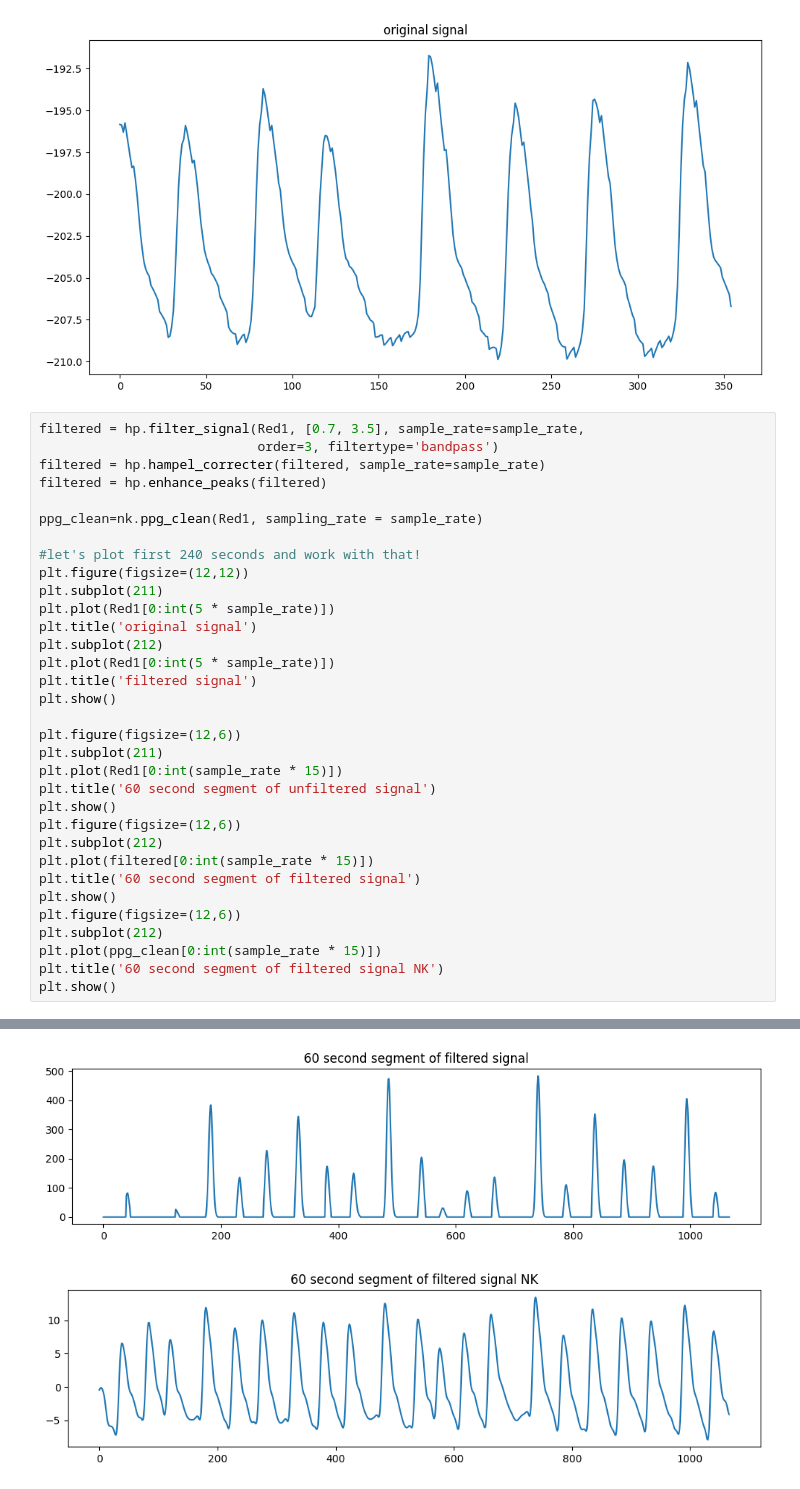
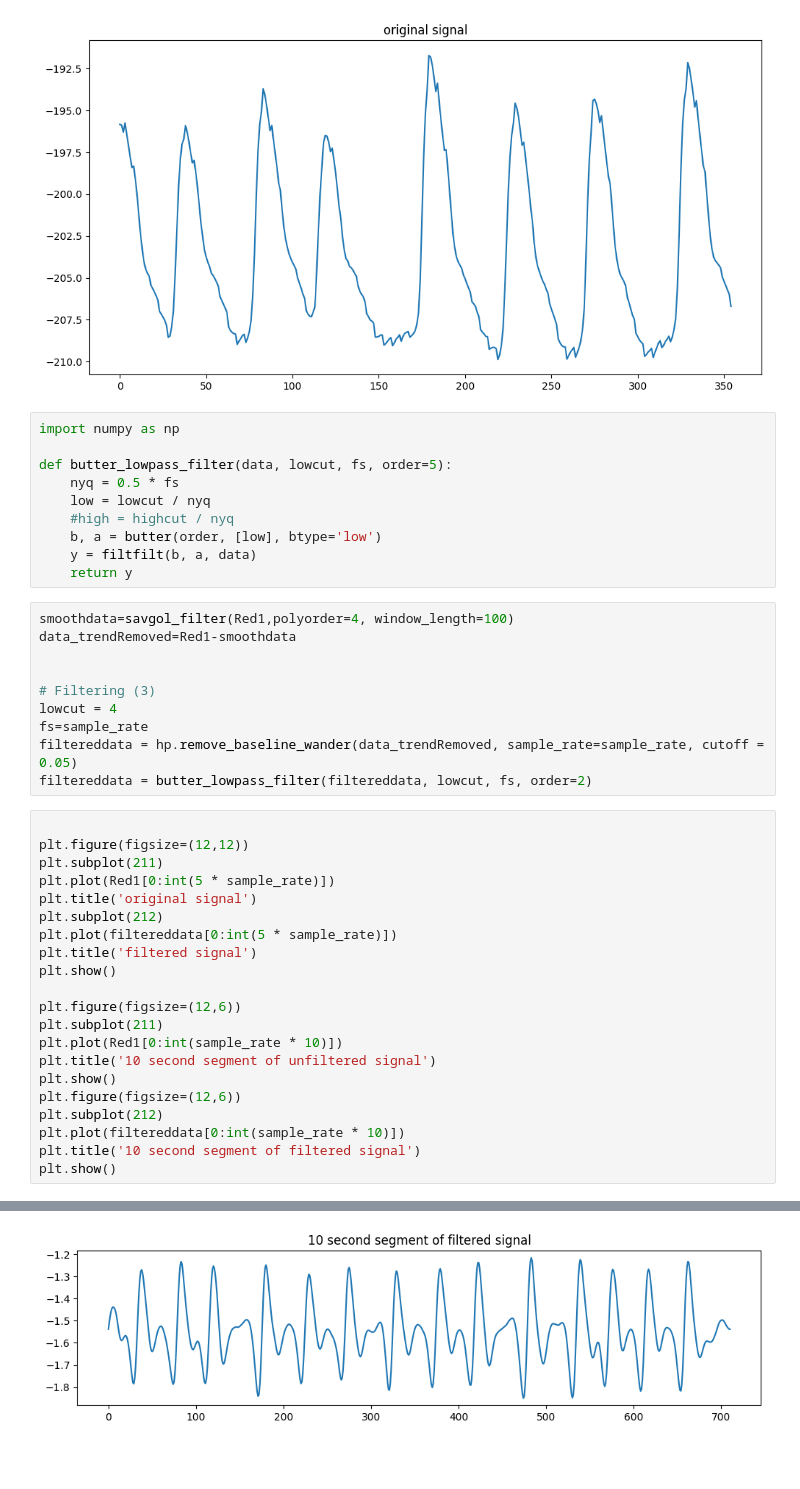
Before and after one commit to Jazzmin-Washington/ElectronRx-Technical-Interview_Graduate-Trainee-Data-Scientist, a Jupyter notebook: Preprocessing_Steps.ipynb, the cells around one changed output, grey strips where cells are left out. Saved outputs shown, nothing was run; the diff lists cells and outputs as text; blank space fills up the shorter version.

```diff
--- a/Preprocessing_Steps.ipynb
+++ b/Preprocessing_Steps.ipynb
@@ -109,37 +114,45 @@ plt.title('original signal')
 plt.show()
 # %% [output]
 [figure]
+# %%
+import numpy as np
+
+def butter_lowpass_filter(data, lowcut, fs, order=5):
+    nyq = 0.5 * fs
+    low = lowcut / nyq
+    #high = highcut / nyq
+    b, a = butter(order, [low], btype='low')
+    y = filtfilt(b, a, data)
+    return y
+# %%
+smoothdata=savgol_filter(Red1,polyorder=4, window_length=100)
+data_trendRemoved=Red1-smoothdata
+
+
+# Filtering (3)
+lowcut = 4
+fs=sample_rate
+filtereddata = hp.remove_baseline_wander(data_trendRemoved, sample_rate=sample_rate, cutoff = 0.05)
+filtereddata = butter_lowpass_filter(filtereddata, lowcut, fs, order=2)
 # %%
-filtered = hp.filter_signal(Red1, [0.7, 3.5], sample_rate=sample_rate,
-                            order=3, filtertype='bandpass')
-filtered = hp.hampel_correcter(filtered, sample_rate=sample_rate)
-filtered = hp.enhance_peaks(filtered)
 
-ppg_clean=nk.ppg_clean(Red1, sampling_rate = sample_rate)
-
-#let's plot first 240 seconds and work with that!
 plt.figure(figsize=(12,12))
 plt.subplot(211)
 plt.plot(Red1[0:int(5 * sample_rate)])
 plt.title('original signal')
 plt.subplot(212)
-plt.plot(Red1[0:int(5 * sample_rate)])
+plt.plot(filtereddata[0:int(5 * sample_rate)])
 plt.title('filtered signal')
 plt.show()
 
 plt.figure(figsize=(12,6))
 plt.subplot(211)
-plt.plot(Red1[0:int(sample_rate * 15)])
-plt.title('60 second segment of unfiltered signal')
+plt.plot(Red1[0:int(sample_rate * 10)])
+plt.title('10 second segment of unfiltered signal')
 plt.show()
 plt.figure(figsize=(12,6))
 plt.subplot(212)
-plt.plot(filtered[0:int(sample_rate * 15)])
-plt.title('60 second segment of filtered signal')
+plt.plot(filtereddata[0:int(sample_rate * 10)])
+plt.title('10 second segment of filtered signal')
 plt.show()
-plt.figure(figsize=(12,6))
-plt.subplot(212)
-plt.plot(ppg_clean[0:int(sample_rate * 15)])
-plt.title('60 second segment of filtered signal NK')
-plt.show()
 # %% [output]
@@ -148,3 +161,2 @@ plt.show()
-[figure, old version]
+[figure, new version]
-[figure, removed]
 # %%
```
Also changed, not shown: parts of 13 cells of this notebook.
